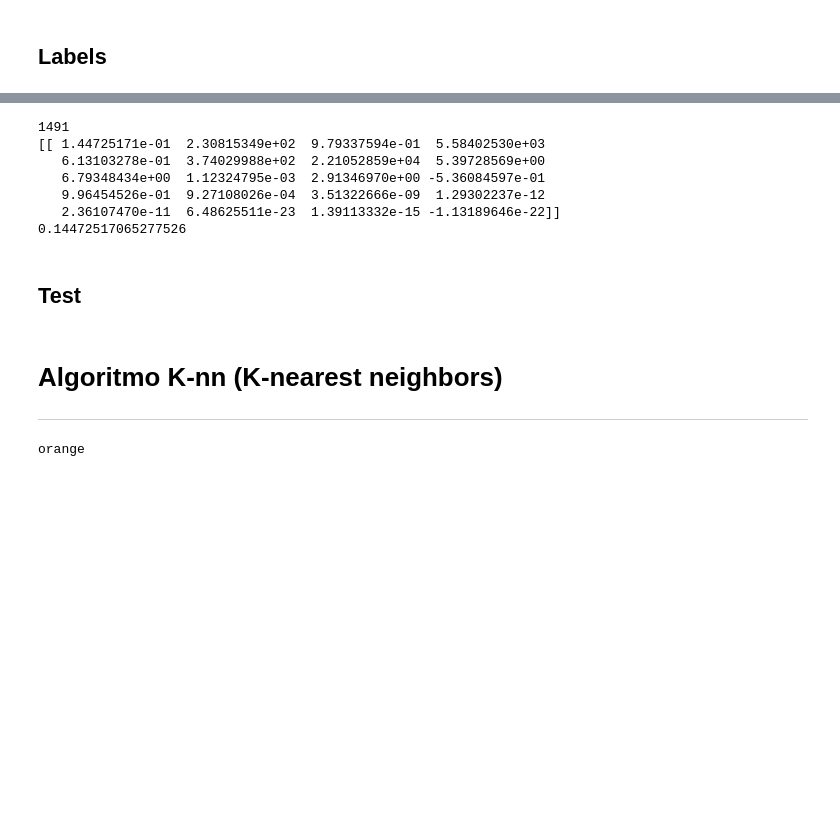
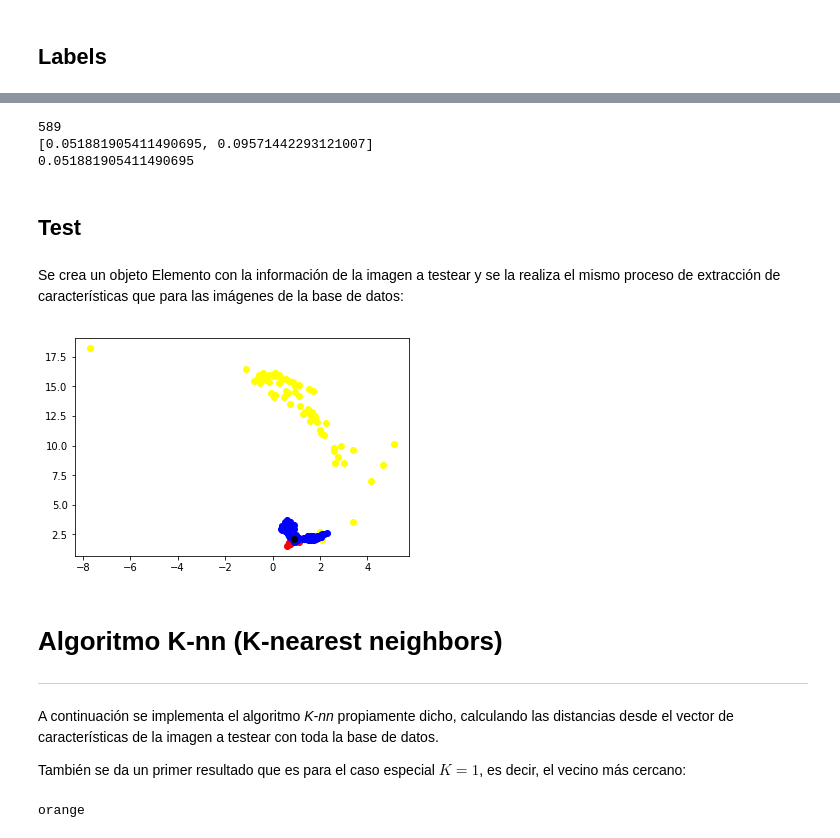
Before and after one commit to gonzafernan/fruit-classifier, a Jupyter notebook: 05-algoritmos.ipynb, the cells around one changed output, grey strips where cells are left out. Drawn from its saved outputs; the diff is of its cells as text; code cells hidden in the pictures; blank space fills up the shorter version.

```diff
--- a/05-algoritmos.ipynb
+++ b/05-algoritmos.ipynb
@@ -149,15 +104,0 @@ plt.tight_layout()
-# %%
-f, axes = plt.subplots(nrows=len(lemon) // 3 + 1, ncols=3, figsize=(10, 10))
-
-# subplots returns the figure and an array of axes
-# we use `axes.ravel()` to turn these into a list
-axes = axes.ravel()
-
-for ax in axes:
-    ax.axis('off')
-
-for i, image in enumerate(lemon):
-    axes[i].imshow(image, cmap='gray')
-    #axes[i].set_title(os.path.basename(ic.files[i]))
-
-plt.tight_layout()
@@ -359,14 +229,10 @@ for fruit in orange:
 # %%
 print(len(data))
 print(data[0].feature)
-print(data[0].feature[0][0])
+print(data[0].feature[0])
 # %% [output]
-1491
-[[ 1.44725171e-01  2.30815349e+02  9.79337594e-01  5.58402530e+03
-   6.13103278e-01  3.74029988e+02  2.21052859e+04  5.39728569e+00
-   6.79348434e+00  1.12324795e-03  2.91346970e+00 -5.36084597e-01
-   9.96454526e-01  9.27108026e-04  3.51322666e-09  1.29302237e-12
-   2.36107470e-11  6.48625511e-23  1.39113332e-15 -1.13189646e-22]]
-0.14472517065277526
+589
+[0.051881905411490695, 0.09571442293121007]
+0.051881905411490695
 # %% [markdown]
 ## Test
@@ -385,4 +239,22 @@ test.label = data[0].label
+# %% [markdown]
+Se crea un objeto Elemento con la información de la imagen a testear y se la realiza el mismo proceso de extracción de características que para las imágenes de la base de datos:
+# %%
+test = Elemento()
+image = io.imread('./test/test5.jpg')
+
+test.image, test.feature = ft_extract(image)
+
+test.label = 'banana' # label inicial
+
+ax.plot(test.feature[0], test.feature[1], 'o', color='black')
+fig_data
+# %% [output]
+[figure, added]
 # %% [markdown]
 # Algoritmo K-nn (K-nearest neighbors)
 ---
+# %% [markdown]
+A continuación se implementa el algoritmo _K-nn_ propiamente dicho, calculando las distancias desde el vector de características de la imagen a testear con toda la base de datos.
+
+También se da un primer resultado que es para el caso especial $K=1$, es decir, el vecino más cercano:
 # %%
```
Also changed, not shown: parts of 51 cells of this notebook, 4 other files.
